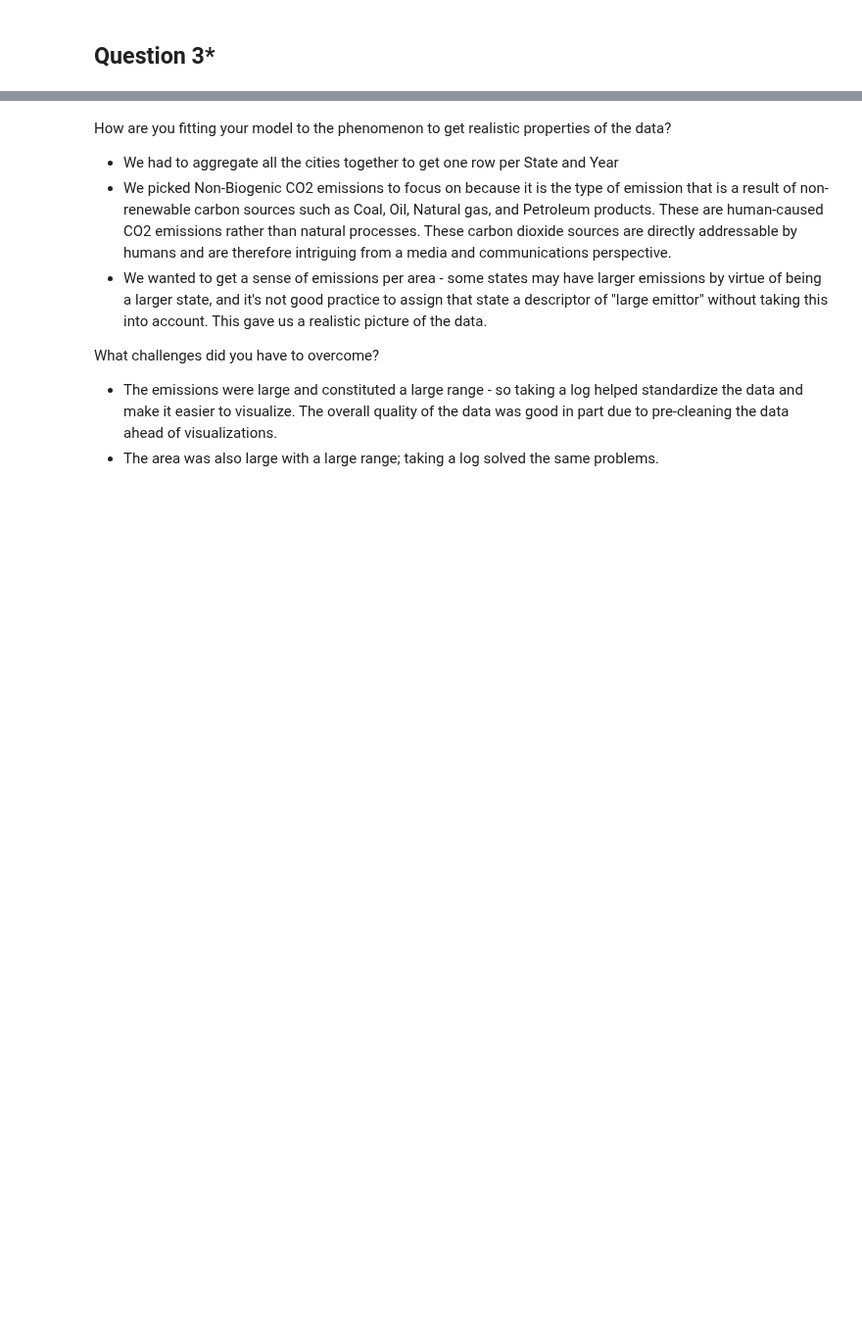
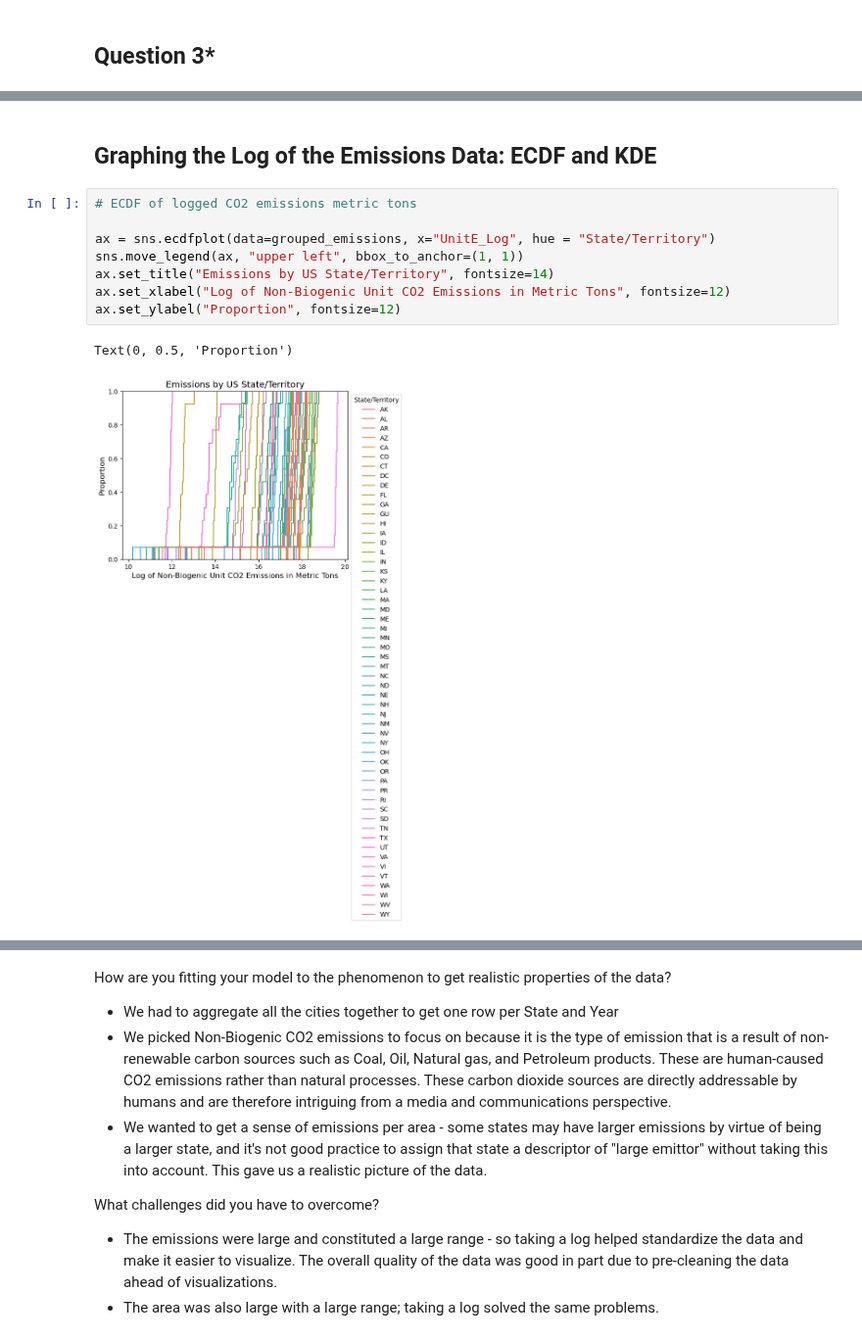
Before and after one commit to caroline-kranefuss/us_facilities_emissions, a Jupyter notebook: Project1.ipynb, the cells around one changed output, grey strips where cells are left out. Shown at 98% size. Saved outputs shown, nothing was run; the diff lists cells and outputs as text; blank space fills up the shorter version.

```diff
--- a/Project1.ipynb
+++ b/Project1.ipynb
@@ -39,0 +214,13 @@ The dataset is largely complete and reliable, though a few areas show minor gaps
+# %% [markdown]
+## Graphing the Log of the Emissions Data: ECDF and KDE
+# %%
+# ECDF of logged CO2 emissions metric tons
+
+ax = sns.ecdfplot(data=grouped_emissions, x="UnitE_Log", hue = "State/Territory")
+sns.move_legend(ax, "upper left", bbox_to_anchor=(1, 1))
+ax.set_title("Emissions by US State/Territory", fontsize=14)
+ax.set_xlabel("Log of Non-Biogenic Unit CO2 Emissions in Metric Tons", fontsize=12)
+ax.set_ylabel("Proportion", fontsize=12)
+# %% [output]
+Text(0, 0.5, 'Proportion')
+[figure, added]
```
Also changed, not shown: parts of 34 cells of this notebook.
